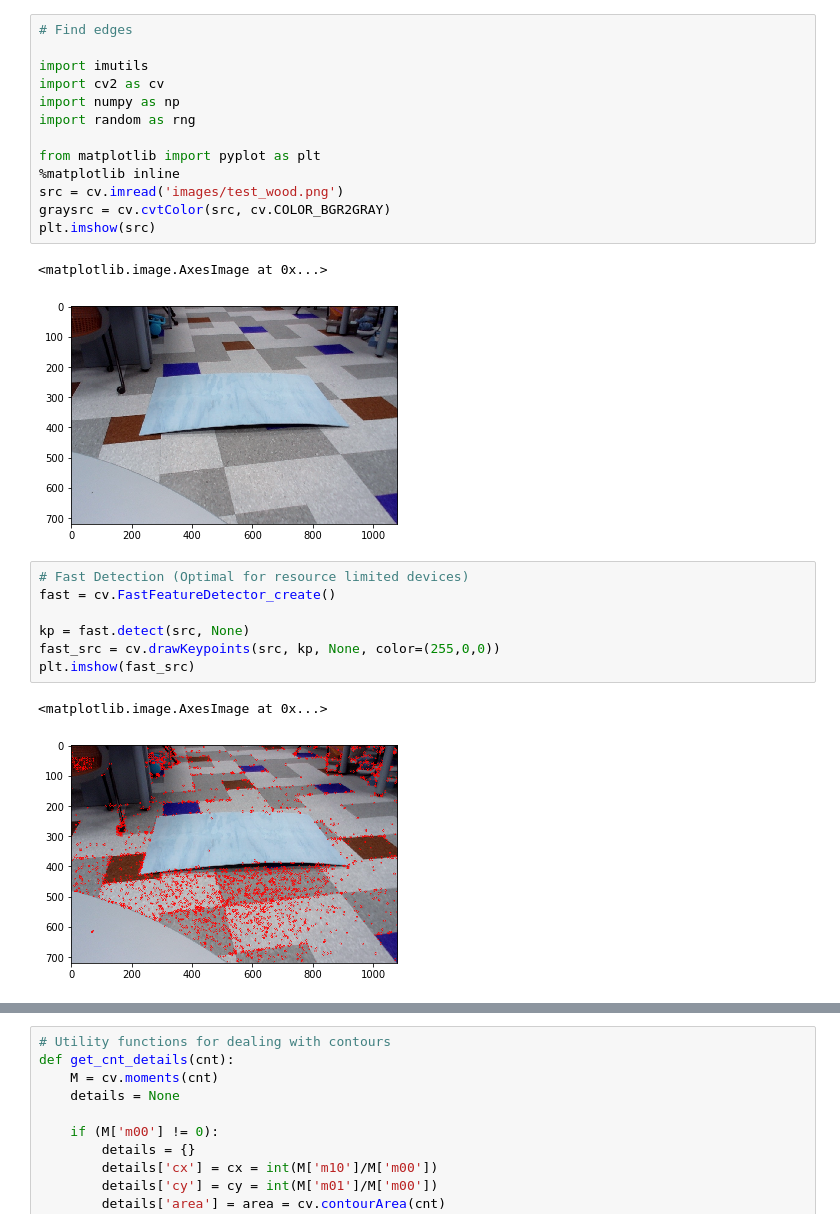
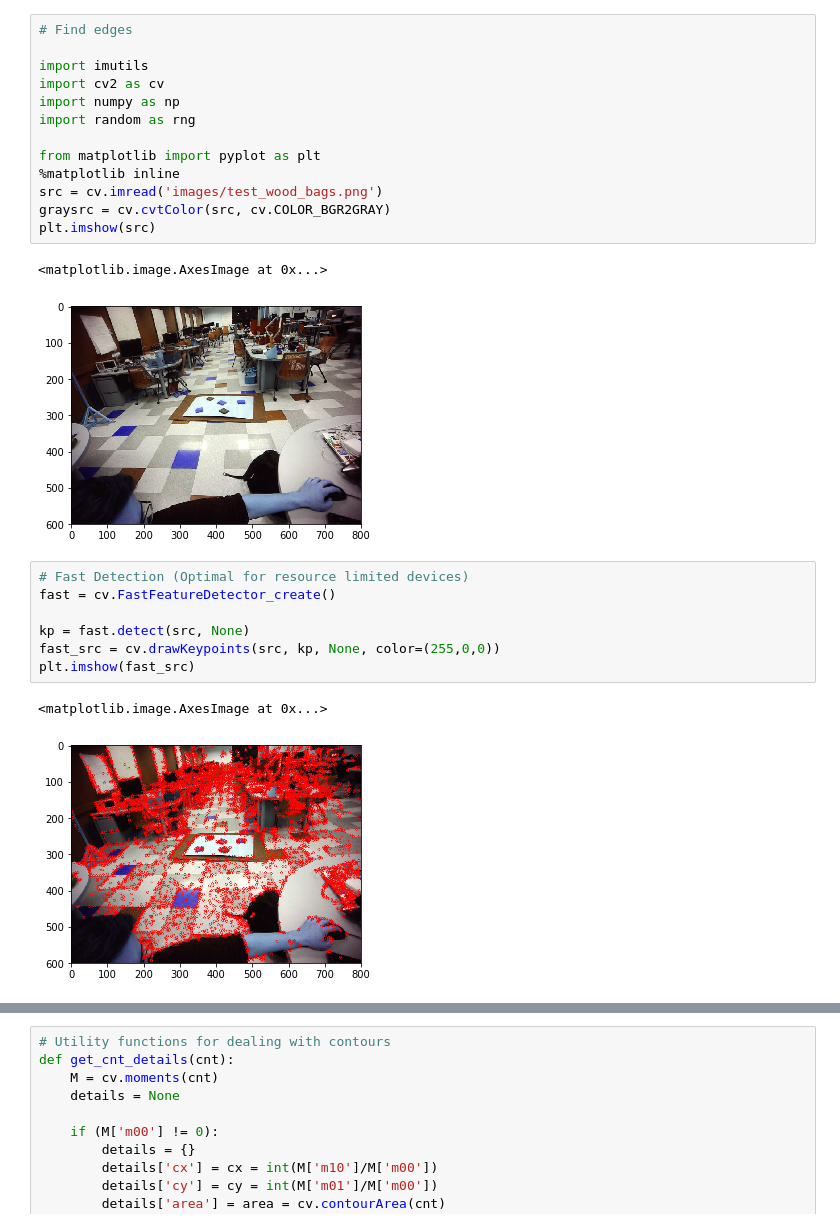
Before and after one commit to awlevin/cornhole-fiesta, a Jupyter notebook: opencv/harris.ipynb, the cells around one changed output, grey strips where cells are left out. Saved outputs shown, nothing was run; the diff lists cells and outputs as text.

Commit message:
added plots for wrongly found contour

```diff
--- a/opencv/harris.ipynb
+++ b/opencv/harris.ipynb
@@ -1,19 +1,19 @@
 # %%
 # Find edges
 
 import imutils
 import cv2 as cv
 import numpy as np
 import random as rng
 
 from matplotlib import pyplot as plt
 %matplotlib inline
-src = cv.imread('images/test_wood.png')
+src = cv.imread('images/test_wood_bags.png')
 graysrc = cv.cvtColor(src, cv.COLOR_BGR2GRAY)
 plt.imshow(src)
 # %% [output]
 <matplotlib.image.AxesImage at 0x...>
-[figure, old version]
+[figure, new version]
 # %%
 # Fast Detection (Optimal for resource limited devices)
 fast = cv.FastFeatureDetector_create()
@@ -23,7 +23,7 @@ fast_src = cv.drawKeypoints(src, kp, None, color=(255,0,0))
 plt.imshow(fast_src)
 # %% [output]
 <matplotlib.image.AxesImage at 0x...>
-[figure, old version]
+[figure, new version]
 # %%
 # Good Feature Detection (finds corners well)
 corners = cv.goodFeaturesToTrack(graysrc, 50, 0.01, 10)
```
Also changed, not shown: parts of 4 cells of this notebook.
